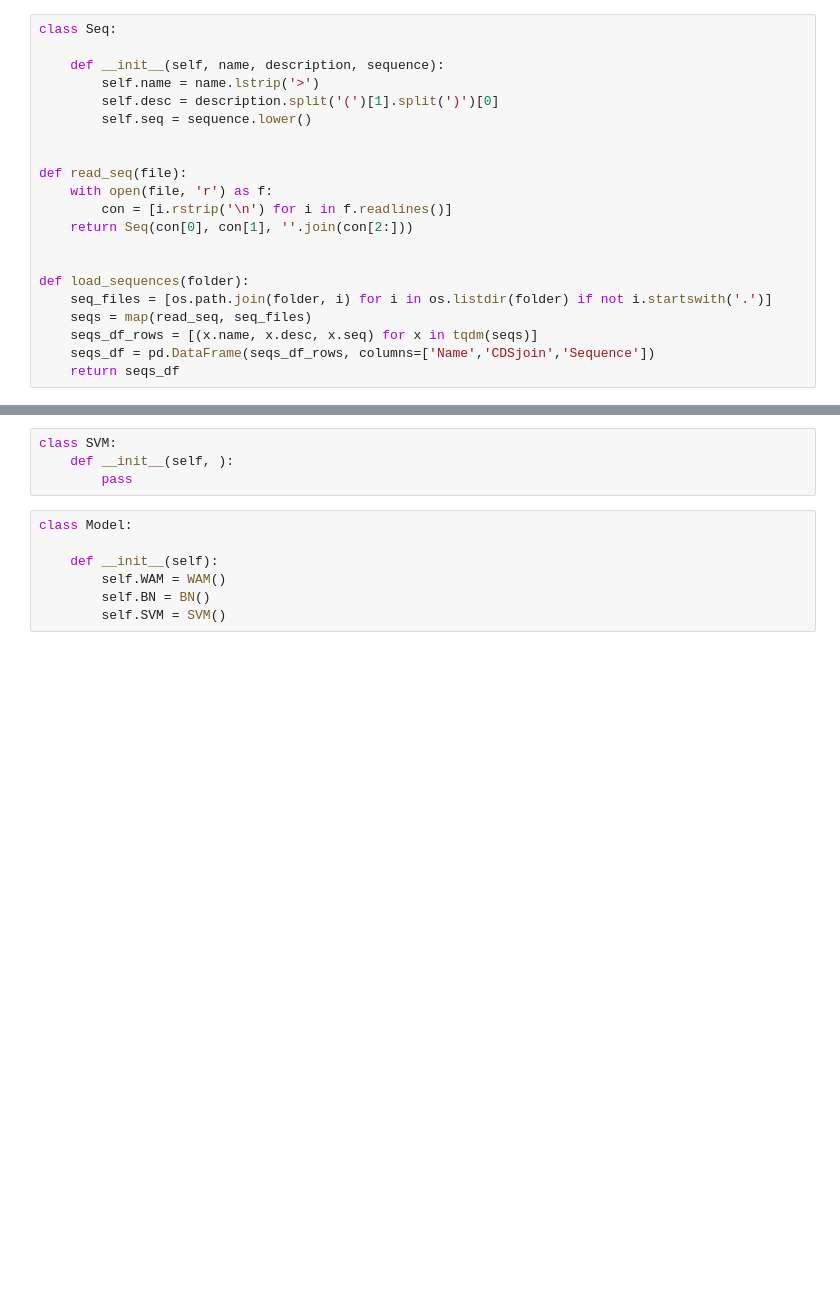
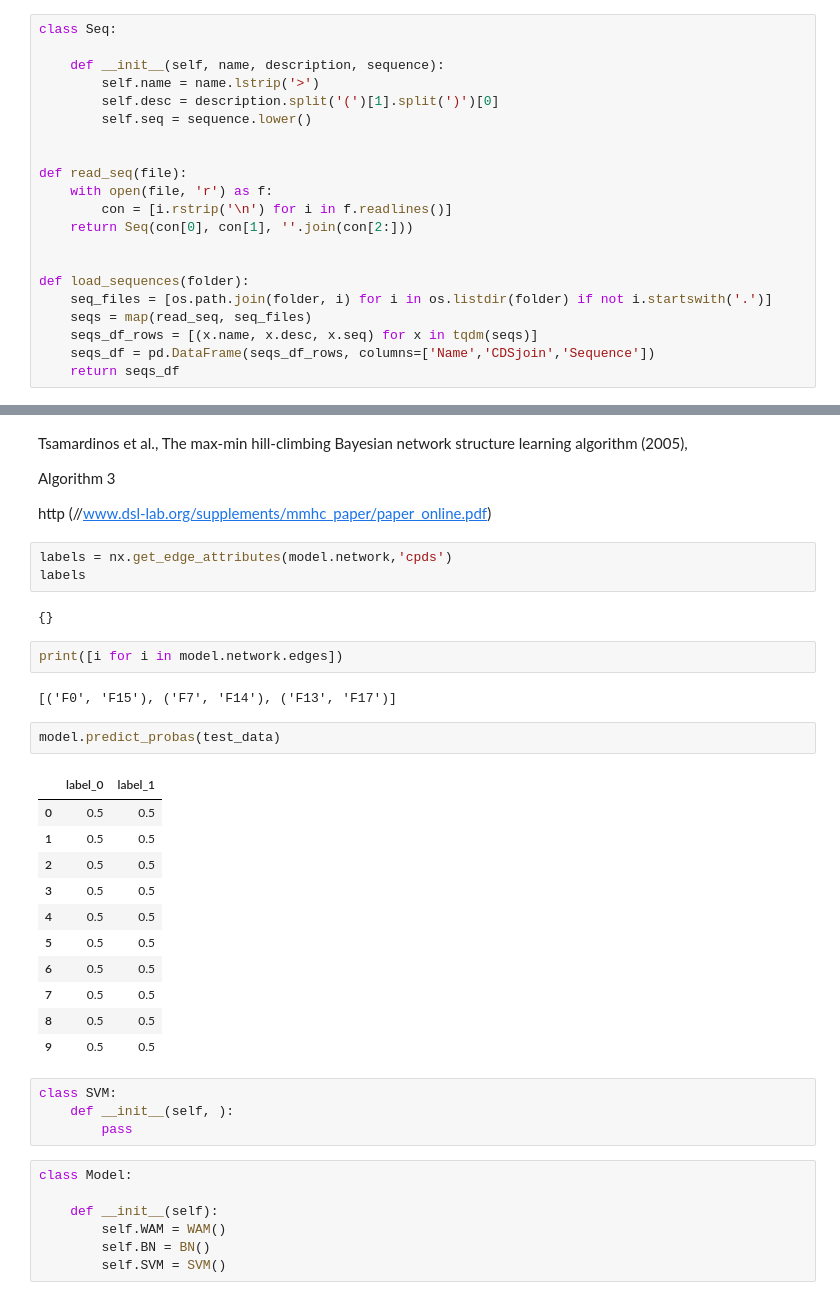
Before and after one commit to AdeBC/GSSR, a Jupyter notebook: Source/utils.ipynb, the cells around one changed output, grey strips where cells are left out. Cells and saved outputs as stored; diff of their text form; blank space fills up the shorter version.

```diff
--- a/Source/utils.ipynb
+++ b/Source/utils.ipynb
@@ -35,3 +251,32 @@ class BN:
+# %% [markdown]
+Tsamardinos et al., The max-min hill-climbing Bayesian network structure learning algorithm (2005),
+
+Algorithm 3
+
+http (//www.dsl-lab.org/supplements/mmhc_paper/paper_online.pdf)
+# %%
+labels = nx.get_edge_attributes(model.network,'cpds')
+labels
+# %% [output]
+{}
+# %%
+print([i for i in model.network.edges])
+# %% [output]
+[('F0', 'F15'), ('F7', 'F14'), ('F13', 'F17')]
+# %%
+model.predict_probas(test_data)
+# %% [output]
+|  | label_0 | label_1 |
+| 0 | 0.5 | 0.5 |
+| 1 | 0.5 | 0.5 |
+| 2 | 0.5 | 0.5 |
+| 3 | 0.5 | 0.5 |
+| 4 | 0.5 | 0.5 |
+| 5 | 0.5 | 0.5 |
+| 6 | 0.5 | 0.5 |
+| 7 | 0.5 | 0.5 |
+| 8 | 0.5 | 0.5 |
+| 9 | 0.5 | 0.5 |
 # %%
 class SVM:
     def __init__(self, ):
```
Also changed, not shown: parts of 12 cells of this notebook, 2 other files.
